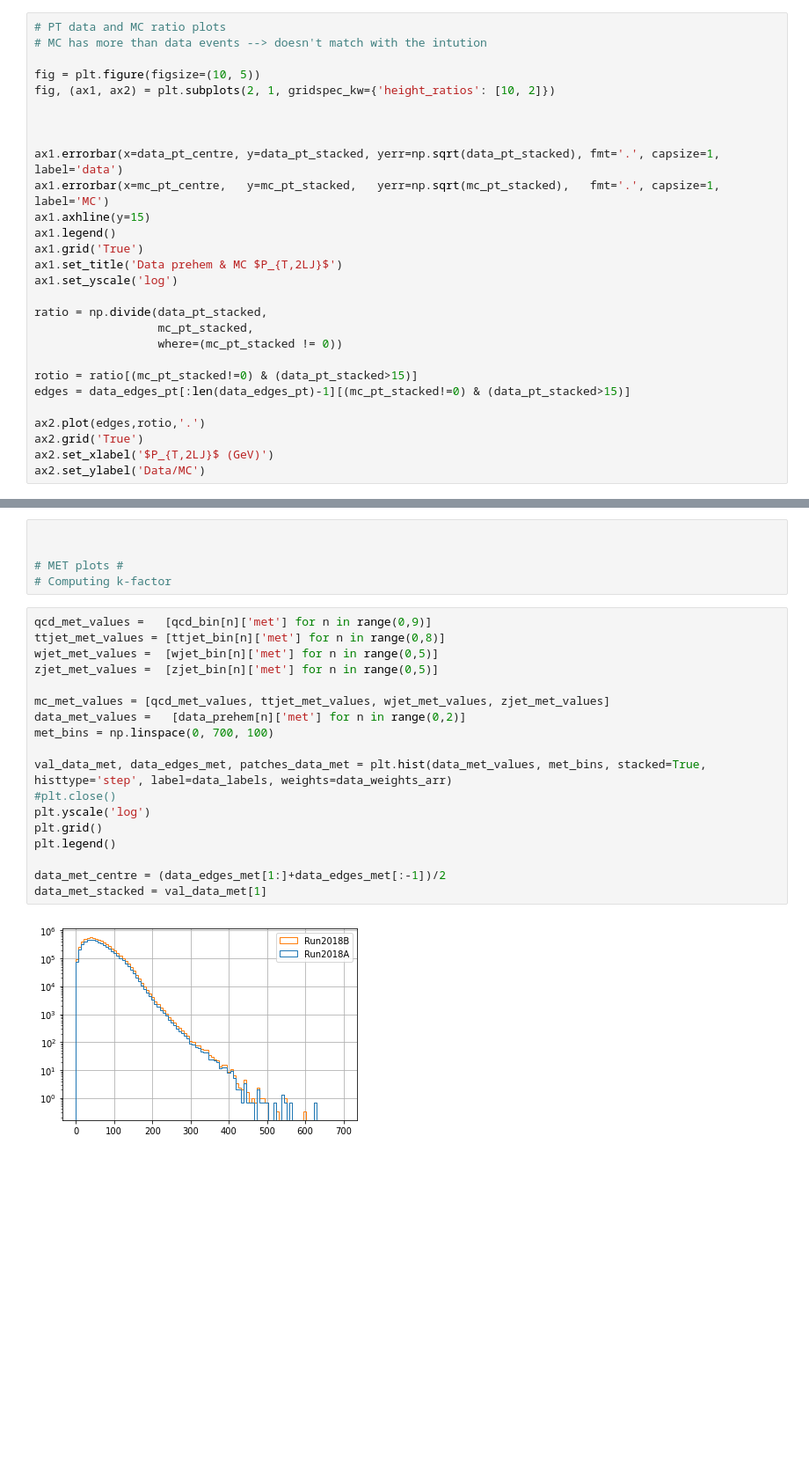
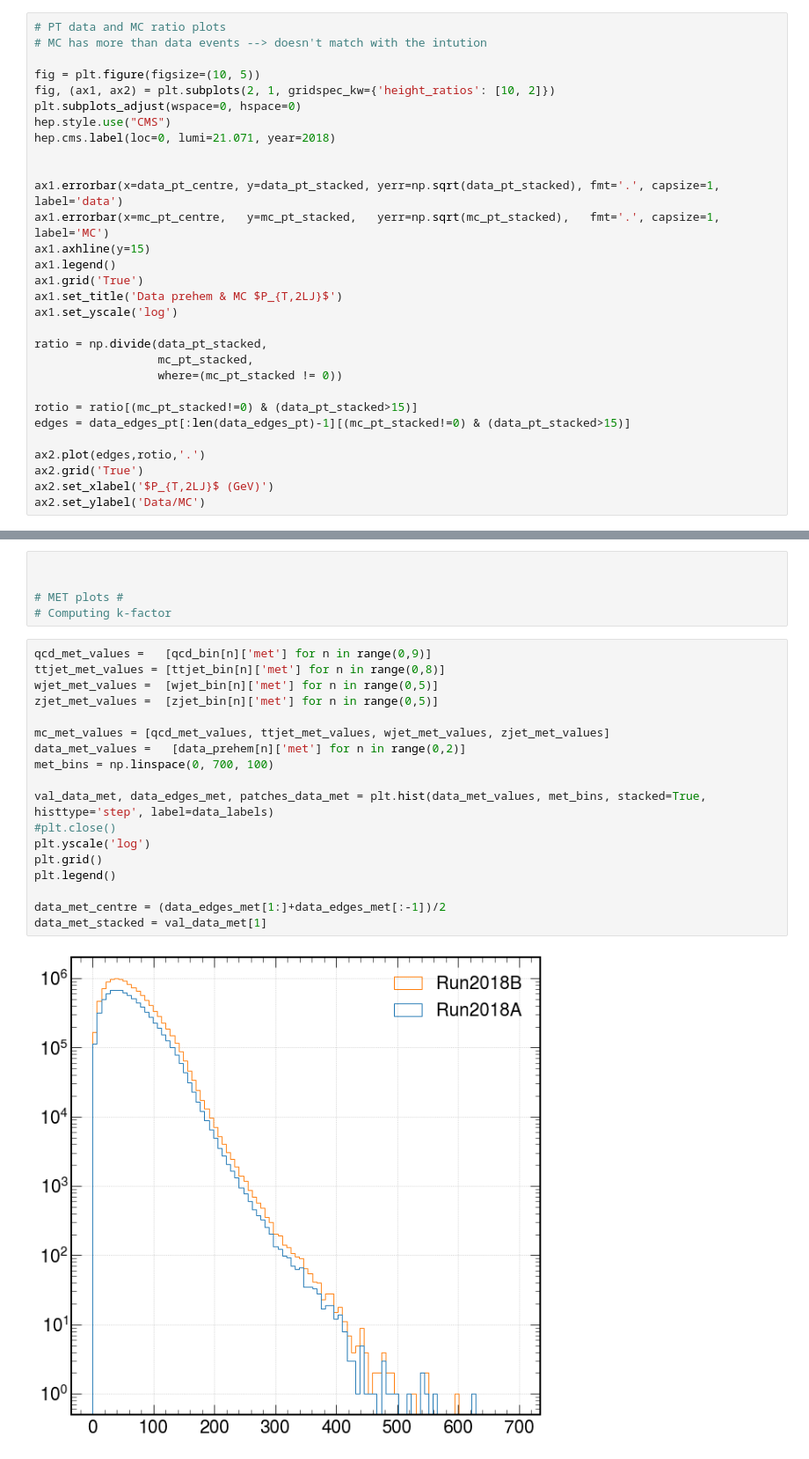
Before and after one commit to boostedsvj/svj-bdt, a Jupyter notebook: weight_correct_10052022_PreHEM.ipynb, the cells around one changed output, grey strips where cells are left out. Shown at 88% size. Cells and saved outputs as stored; diff of their text form; blank space fills up the shorter version.

```diff
--- a/weight_correct_10052022_PreHEM.ipynb
+++ b/weight_correct_10052022_PreHEM.ipynb
@@ -165,7 +165,9 @@ print('  ', max(mc_pt_stacked)) # checking the addition of histograms: almost eq
 
 fig = plt.figure(figsize=(10, 5))
 fig, (ax1, ax2) = plt.subplots(2, 1, gridspec_kw={'height_ratios': [10, 2]})
-
+plt.subplots_adjust(wspace=0, hspace=0)
+hep.style.use("CMS")
+hep.cms.label(loc=0, lumi=21.071, year=2018)
 
 
 ax1.errorbar(x=data_pt_centre, y=data_pt_stacked, yerr=np.sqrt(data_pt_stacked), fmt='.', capsize=1, label='data')
@@ -199,23 +201,23 @@ Text(0, 0.5, 'Data/MC')
 # %%
 qcd_met_values =   [qcd_bin[n]['met'] for n in range(0,9)]
 ttjet_met_values = [ttjet_bin[n]['met'] for n in range(0,8)]
 wjet_met_values =  [wjet_bin[n]['met'] for n in range(0,5)]
 zjet_met_values =  [zjet_bin[n]['met'] for n in range(0,5)]
 
 mc_met_values = [qcd_met_values, ttjet_met_values, wjet_met_values, zjet_met_values]
 data_met_values =   [data_prehem[n]['met'] for n in range(0,2)]
 met_bins = np.linspace(0, 700, 100)
 
-val_data_met, data_edges_met, patches_data_met = plt.hist(data_met_values, met_bins, stacked=True, histtype='step', label=data_labels, weights=data_weights_arr)
+val_data_met, data_edges_met, patches_data_met = plt.hist(data_met_values, met_bins, stacked=True, histtype='step', label=data_labels)
 #plt.close()
 plt.yscale('log')
 plt.grid()
 plt.legend()
 
 data_met_centre = (data_edges_met[1:]+data_edges_met[:-1])/2
 data_met_stacked = val_data_met[1]
 # %% [output]
-[figure, old version]
+[figure, new version]
 # %%
 fig, ax = plt.subplots(5, 1, figsize=(10,20))
 fig.suptitle('MC & data_prehem MET bin by bins', y=0.9)
```
Also changed, not shown: parts of 64 cells of this notebook, 9 other files.
